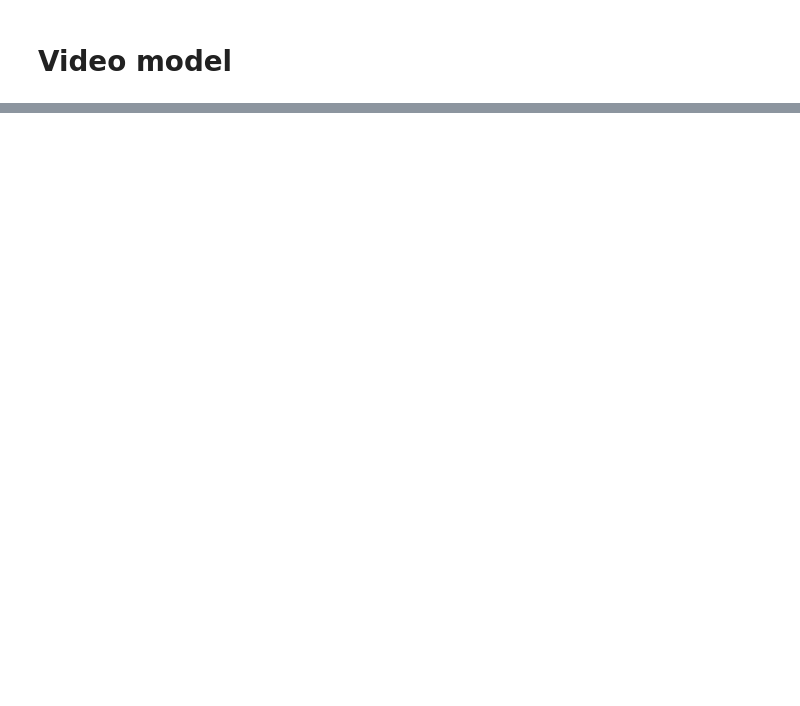
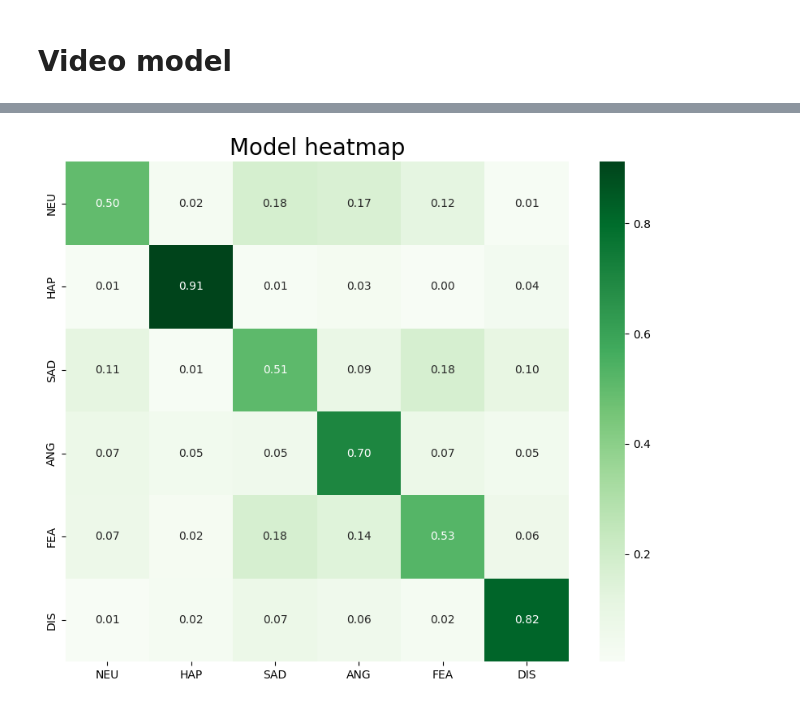
Before and after one commit to mweuro/informatyka-afektywna-speechmultiemo, a Jupyter notebook: notebooks/video_model.ipynb, the cells around one changed output, grey strips where cells are left out. Saved outputs shown, nothing was run; the diff lists cells and outputs as text; code cells hidden in the pictures; blank space fills up the shorter version.

```diff
--- a/notebooks/video_model.ipynb
+++ b/notebooks/video_model.ipynb
@@ -82,0 +83,4 @@ plot_metrics(*results)
+# %%
+plot_confusion_matrix(cm)
+# %% [output]
+[figure, added]
```
Also changed, not shown: parts of 8 cells of this notebook, 2 other files.
